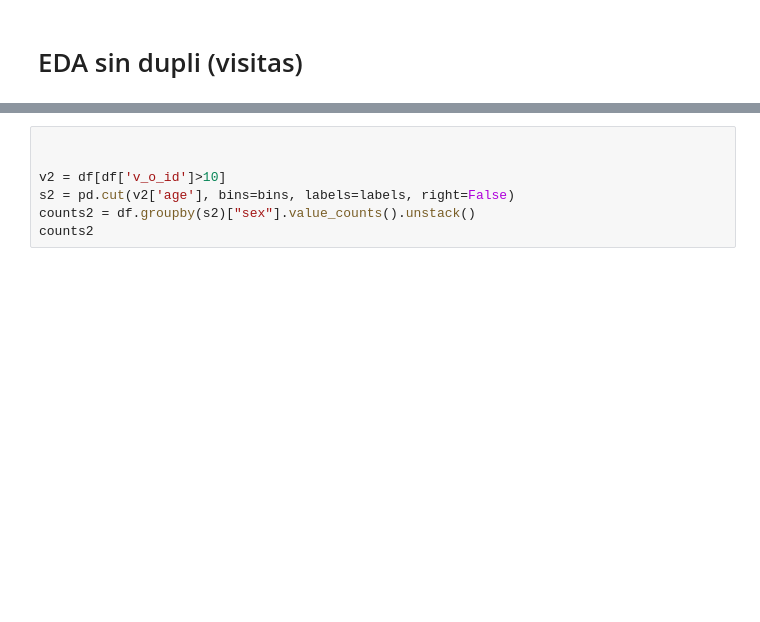
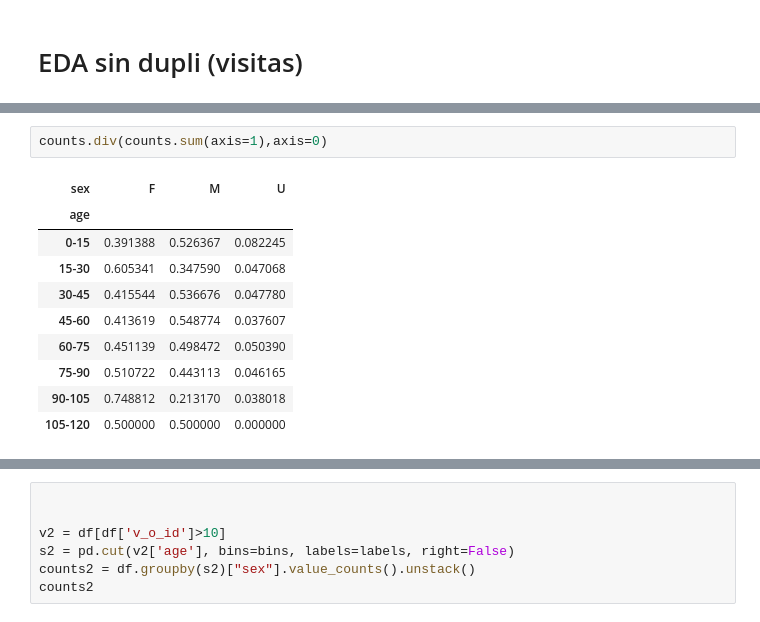
Before and after one commit to miguelzpresa/Hackathon-CAMDA-Diabetes-2024, a Jupyter notebook: apriori.ipynb, the cells around one changed output, grey strips where cells are left out. Saved outputs shown, nothing was run; the diff lists cells and outputs as text; blank space fills up the shorter version.

```diff
--- a/apriori.ipynb
+++ b/apriori.ipynb
@@ -305,0 +320,13 @@ counts
+# %%
+counts.div(counts.sum(axis=1),axis=0)
+# %% [output]
+| sex | F | M | U |
+| age |  |  |  |
+| 0-15 | 0.391388 | 0.526367 | 0.082245 |
+| 15-30 | 0.605341 | 0.347590 | 0.047068 |
+| 30-45 | 0.415544 | 0.536676 | 0.047780 |
+| 45-60 | 0.413619 | 0.548774 | 0.037607 |
+| 60-75 | 0.451139 | 0.498472 | 0.050390 |
+| 75-90 | 0.510722 | 0.443113 | 0.046165 |
+| 90-105 | 0.748812 | 0.213170 | 0.038018 |
+| 105-120 | 0.500000 | 0.500000 | 0.000000 |
```
Also changed, not shown: parts of 6 cells of this notebook.
